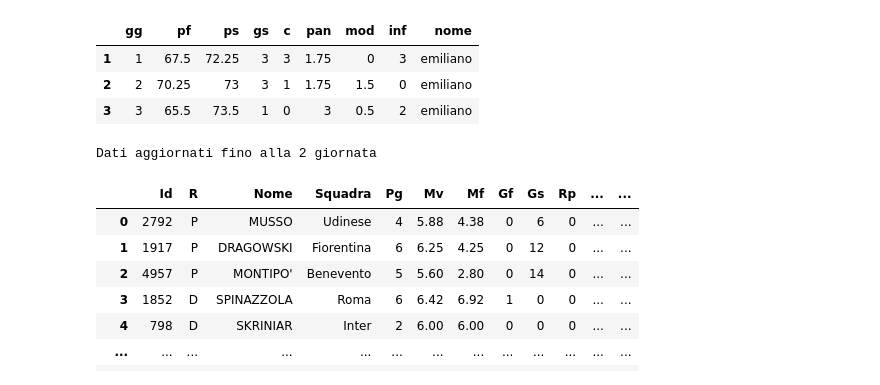
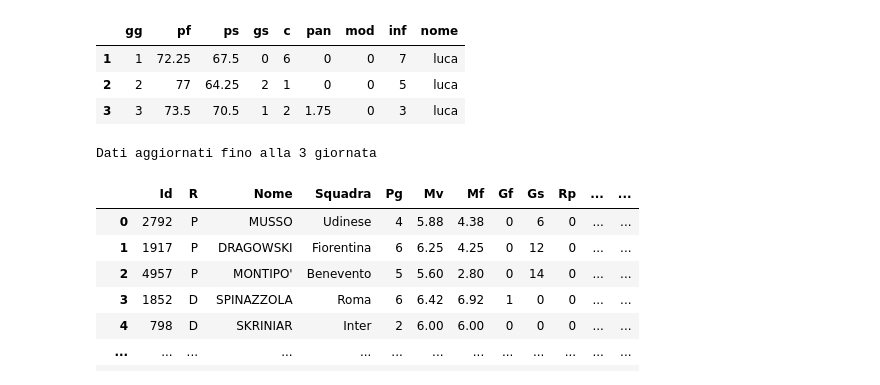
Before and after one commit to lucaagozzino/Fantapalla_simulazioni, a Jupyter notebook: IGNOBEL/IGNOBEL.ipynb, the cells around one changed output. Drawn from its saved outputs; the diff is of its cells as text; code cells hidden in the pictures.

Commit message:
update databases

```diff
--- a/IGNOBEL/IGNOBEL.ipynb
+++ b/IGNOBEL/IGNOBEL.ipynb
@@ -75,19 +74,19 @@ G3
 #voti_all = scarica_voti(giornata = 3, stagione = '2020-21')
 #scarica il dataframe con tutti i voti direttamente da fantacalcio.it
 # %%
-storico_individuale(nome = 'emiliano', giornata = 3)
+storico_individuale(nome = 'luca', giornata = 3)
 #crea un dataframe individuale con le informazioni utili per gli IGNOBEL, con i dati fino alla giornata scelta
 #i dati vengono pescati dai pkl contenuti nella cartella Dati_storici
 # %% [output]
 |  | gg | pf | ps | gs | c | pan | mod | inf | nome |
-| 1 | 1 | 67.5 | 72.25 | 3 | 3 | 1.75 | 0 | 3 | emiliano |
-| 2 | 2 | 70.25 | 73 | 3 | 1 | 1.75 | 1.5 | 0 | emiliano |
-| 3 | 3 | 65.5 | 73.5 | 1 | 0 | 3 | 0.5 | 2 | emiliano |
+| 1 | 1 | 72.25 | 67.5 | 0 | 6 | 0 | 0 | 7 | luca |
+| 2 | 2 | 77 | 64.25 | 2 | 1 | 0 | 0 | 5 | luca |
+| 3 | 3 | 73.5 | 70.5 | 1 | 2 | 1.75 | 0 | 3 | luca |
 # %%
 #crea 8 dataframe individuali con i dati aggiornati fino alla giornata indicata
-aggiorna_database(giornata = 2)
+aggiorna_database(giornata = 3)
 # %% [output]
-Dati aggiornati fino alla 2 giornata
+Dati aggiornati fino alla 3 giornata
 # %%
 #scarica le statistiche di ogni giocatori e li incrocia con le rose nel database FPF per associarli ad ogni squadra nella lega
 ST = stats_by_team(primavera = True, personal = False)
```
Also changed, not shown: parts of 3 cells of this notebook, 12 other files.
